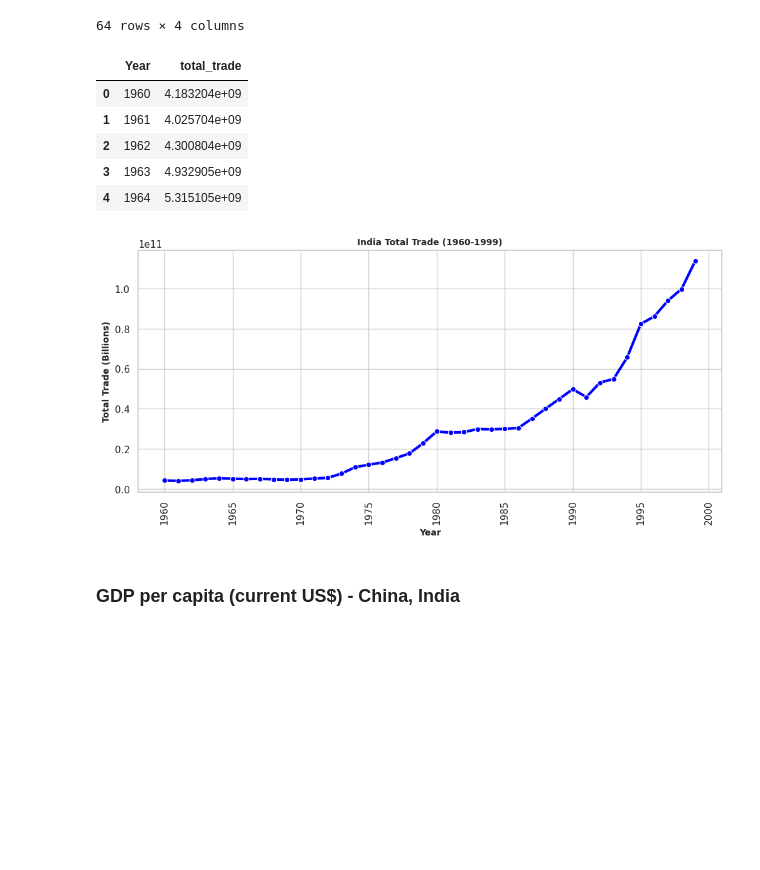
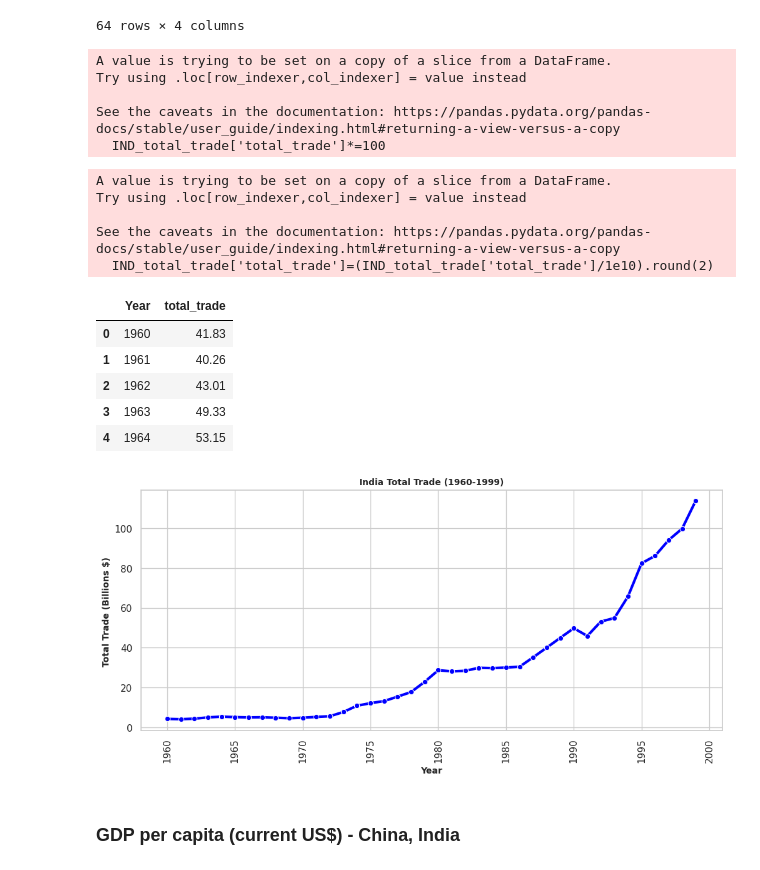
Before and after one commit to yashshahi/India_trade-1960-1999-, a Jupyter notebook: potential_gdp.ipynb, the cells around one changed output. Saved outputs shown, nothing was run; the diff lists cells and outputs as text; code cells hidden in the pictures; blank space fills up the shorter version.

Commit message:
changed the scaling of  the graph

```diff
--- a/potential_gdp.ipynb
+++ b/potential_gdp.ipynb
@@ -183,32 +277,48 @@ Ind_join
 Ind_join.drop(columns=['Imports','Exports'],inplace=True)
 # %%
 IND_total_trade=Ind_join.iloc[:40,:]
+# %%
+IND_total_trade['total_trade']*=100
+# %% [output]
+A value is trying to be set on a copy of a slice from a DataFrame.
+Try using .loc[row_indexer,col_indexer] = value instead
+
+See the caveats in the documentation: https://pandas.pydata.org/pandas-docs/stable/user_guide/indexing.html#returning-a-view-versus-a-copy
+  IND_total_trade['total_trade']*=100
+# %%
+IND_total_trade['total_trade']=(IND_total_trade['total_trade']/1e10).round(2)
+# %% [output]
+A value is trying to be set on a copy of a slice from a DataFrame.
+Try using .loc[row_indexer,col_indexer] = value instead
+
+See the caveats in the documentation: https://pandas.pydata.org/pandas-docs/stable/user_guide/indexing.html#returning-a-view-versus-a-copy
+  IND_total_trade['total_trade']=(IND_total_trade['total_trade']/1e10).round(2)
 # %%
-IND_total_trade.head()
+IND_total_trade.head(5)
 # %% [output]
 |  | Year | total_trade |
-| 0 | 1960 | 4.183204e+09 |
-| 1 | 1961 | 4.025704e+09 |
-| 2 | 1962 | 4.300804e+09 |
-| 3 | 1963 | 4.932905e+09 |
-| 4 | 1964 | 5.315105e+09 |
+| 0 | 1960 | 41.83 |
+| 1 | 1961 | 40.26 |
+| 2 | 1962 | 43.01 |
+| 3 | 1963 | 49.33 |
+| 4 | 1964 | 53.15 |
 # %%
 
 sns.set_theme(style='whitegrid')
 plt.figure(figsize=(12,5))
-sns.lineplot(x='Year',y='total_trade',data=IND_total_trade,marker='o',linewidth=3,color='blue')
+sns.lineplot( x=IND_total_trade['Year'],y=IND_total_trade['total_trade'] / 10,marker='o',linewidth=3,color='blue')
 
 #rotating the x Labels 90 degrees
 plt.xticks(rotation=90)
 plt.xlabel('Year', fontweight='bold', fontsize=10)
-plt.ylabel('Total Trade (Billions)', fontweight='bold', fontsize=10)
+plt.ylabel('Total Trade (Billions $) ', fontweight='bold', fontsize=10)
 plt.title('India Total Trade (1960-1999)',fontweight='bold',fontsize=10)
 
 plt.savefig('India_total_trade.png', dpi=300, bbox_inches='tight')
 
 plt.show()
 # %% [output]
-[figure, old version]
+[figure, new version]
 # %% [markdown]
 ### GDP per capita (current US$) - China, India
 # %%
```
Also changed, not shown: parts of 18 cells of this notebook.
